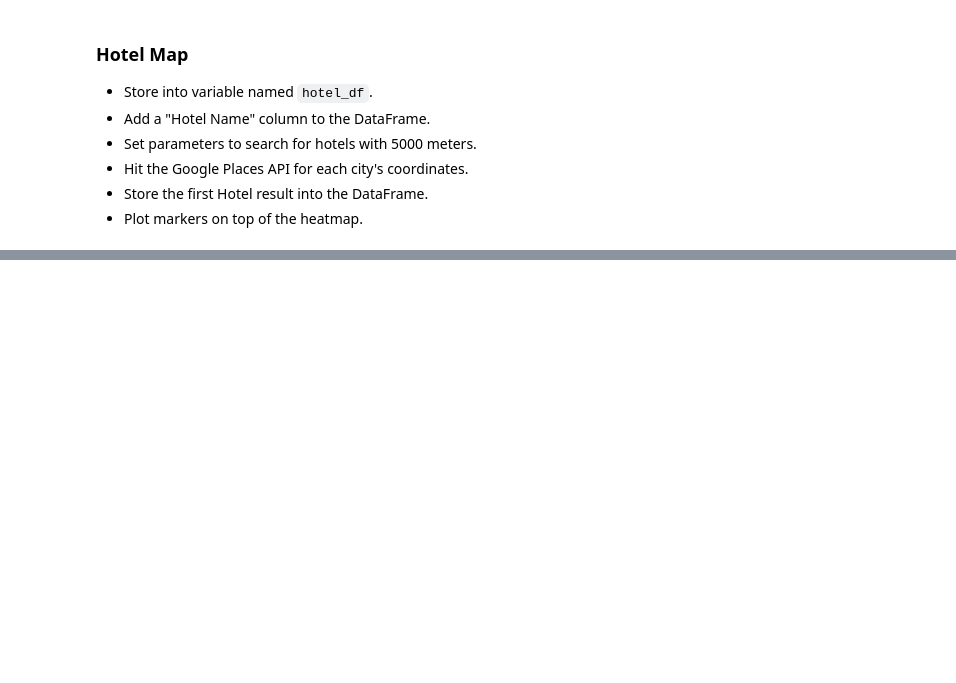
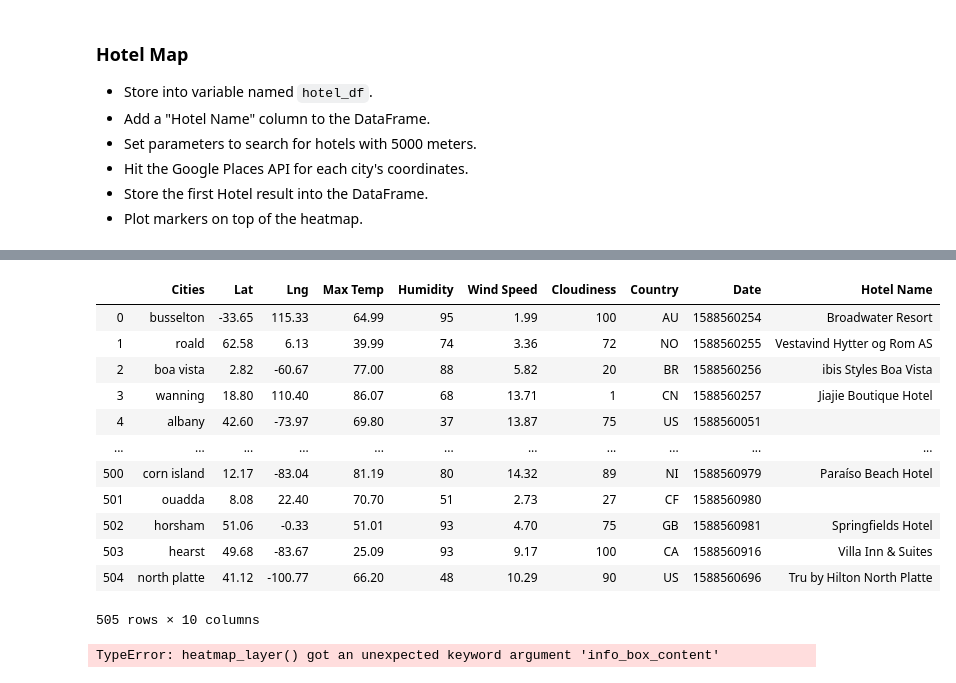
Before and after one commit to yaitouny/SMU_homework, a Jupyter notebook: 06-Python-APIs/python-api-challenge/starter_code/VacationPy.ipynb, the cells around one changed output, grey strips where cells are left out. Saved outputs shown, nothing was run; the diff lists cells and outputs as text; code cells hidden in the pictures; blank space fills up the shorter version.

Commit message:
fix index out of range

```diff
--- a/06-Python-APIs/python-api-challenge/starter_code/VacationPy.ipynb
+++ b/06-Python-APIs/python-api-challenge/starter_code/VacationPy.ipynb
@@ -111,3 +112,6 @@ clean_df.loc[mask4].reset_index(drop=True)
 * Hit the Google Places API for each city's coordinates.
 * Store the first Hotel result into the DataFrame.
 * Plot markers on top of the heatmap.
+# %%
+hotel_df = clean_df.copy()
+hotel_df.head()
@@ -113,0 +174,29 @@ clean_df.loc[mask4].reset_index(drop=True)
+# %%
+hotel_names = []
+
+params = {
+    "radius": 5000,
+    "types": "hotel",
+    "keyword": "hotel",
+    "key": g_key
+}
+
+for index, row in hotel_df.iterrows():
+    lat = row["Lat"]
+    lng = row["Lng"]
+
+    params["location"] = f"{lat},{lng}"
+
+    base_url = "https://maps.googleapis.com/maps/api/place/nearbysearch/json"
+
+    # run a request
+    response2 = requests.get(base_url, params=params)
+
+    # convert to json
+    hotels = response2.json()
+
+    try:
+        hotel_names.append(hotels["results"][0]["name"])
+    except (KeyError, IndexError):
+        print("Missing field/result... skipping.")
+        hotel_names.append("")
@@ -114,3 +242,20 @@ clean_df.loc[mask4].reset_index(drop=True)
+# %%
+hotel_df["Hotel Name"] = hotel_names
+hotel_df
+# %% [output]
+|  | Cities | Lat | Lng | Max Temp | Humidity | Wind Speed | Cloudiness | Country | Date | Hotel Name |
+| 0 | busselton | -33.65 | 115.33 | 64.99 | 95 | 1.99 | 100 | AU | 1588560254 | Broadwater Resort |
+| 1 | roald | 62.58 | 6.13 | 39.99 | 74 | 3.36 | 72 | NO | 1588560255 | Vestavind Hytter og Rom AS |
+| 2 | boa vista | 2.82 | -60.67 | 77.00 | 88 | 5.82 | 20 | BR | 1588560256 | ibis Styles Boa Vista |
+| 3 | wanning | 18.80 | 110.40 | 86.07 | 68 | 13.71 | 1 | CN | 1588560257 | Jiajie Boutique Hotel |
+| 4 | albany | 42.60 | -73.97 | 69.80 | 37 | 13.87 | 75 | US | 1588560051 |  |
+| ... | ... | ... | ... | ... | ... | ... | ... | ... | ... | ... |
+| 500 | corn island | 12.17 | -83.04 | 81.19 | 80 | 14.32 | 89 | NI | 1588560979 | Paraíso Beach Hotel |
+| 501 | ouadda | 8.08 | 22.40 | 70.70 | 51 | 2.73 | 27 | CF | 1588560980 |  |
+| 502 | horsham | 51.06 | -0.33 | 51.01 | 93 | 4.70 | 75 | GB | 1588560981 | Springfields Hotel |
+| 503 | hearst | 49.68 | -83.67 | 25.09 | 93 | 9.17 | 100 | CA | 1588560916 | Villa Inn & Suites |
+| 504 | north platte | 41.12 | -100.77 | 66.20 | 48 | 10.29 | 90 | US | 1588560696 | Tru by Hilton North Platte |
+505 rows × 10 columns
 # %%
 # NOTE: Do not change any of the code in this cell
 
@@ -128,6 +273,14 @@ hotel_info = [info_box_template.format(**row) for index, row in hotel_df.iterrow
 locations = hotel_df[["Lat", "Lng"]]
 # %%
 # Add marker layer ontop of heat map
+fig = gmaps.figure()
 
+heat_layer = gmaps.heatmap_layer(locations, info_box_content=hotel_info,
+                                 dissipating=False, max_intensity=10,
+                                 point_radius=1)
 
+fig.add_layer(heat_layer)
 # Display figure
+fig
+# %% [output]
+TypeError: heatmap_layer() got an unexpected keyword argument 'info_box_content'
```
Also changed, not shown: parts of 8 cells of this notebook.
